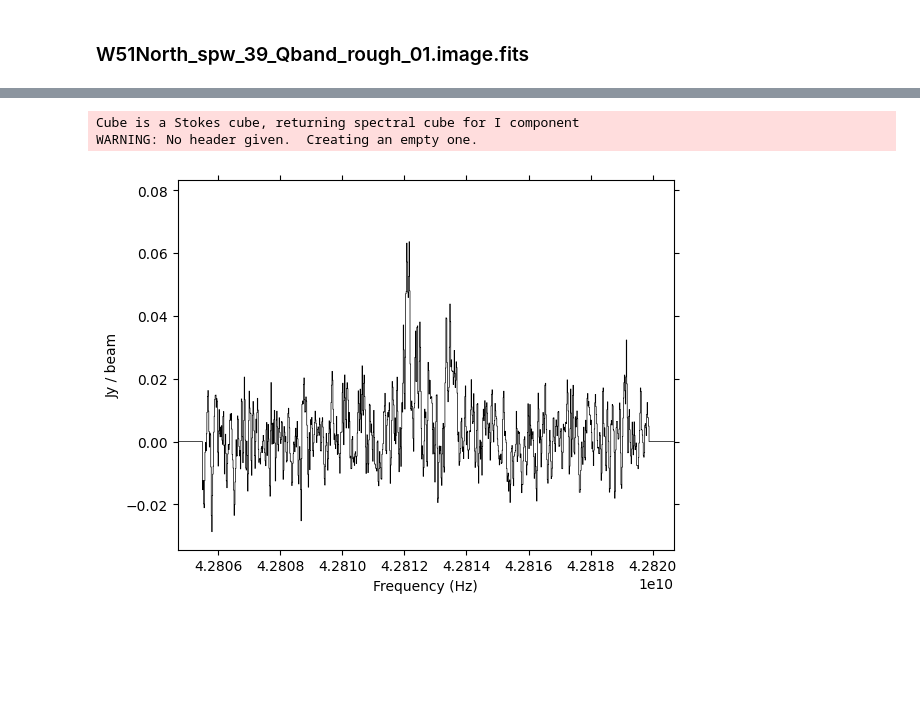
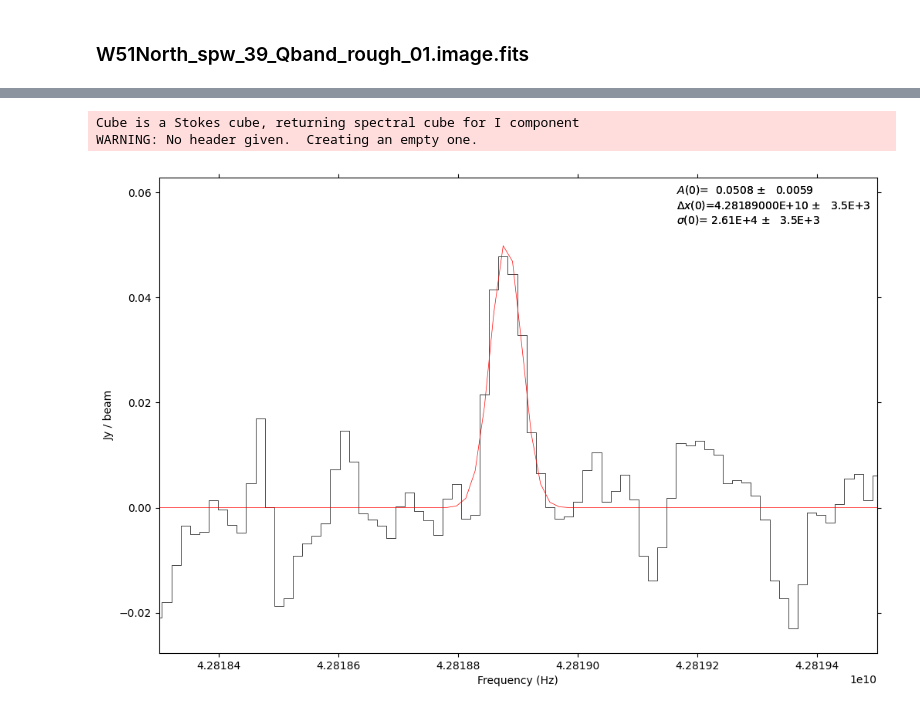
Before and after one commit to GalagaBits/W51-Masers-and-Starforming-Regions, a Jupyter notebook: notebooks/Qband_W51North_1DGaussians.ipynb, the cells around one changed output, grey strips where cells are left out. Cells and saved outputs as stored; diff of their text form; code cells hidden in the pictures; blank space fills up the shorter version.

```diff
--- a/notebooks/Qband_W51North_1DGaussians.ipynb
+++ b/notebooks/Qband_W51North_1DGaussians.ipynb
@@ -120,10 +137,17 @@ WARNING: No header given.  Creating an empty one.
 # %%
 cube = SpectralCube.read('/home/dealderod/derod/W51North_spw_39_Qband_rough_01.image.fits', format='fits')
 
-y, x = 754, 740
+y, x = 489, 809
 sp = pyspeckit.Spectrum(xarr=cube.spectral_axis, data=cube[:, y, x])
-sp.plotter(color='black')
+
+#sp.plotter(color='black')
+fig = pl.figure(figsize=(12,8))
+
+sp.plotter(color='black', xmin=42.81830*u.GHz, xmax=42.8195*u.GHz, figure=fig)
+
+sp.specfit(guesses=[0.05, 42.81885e9, 0.00001e9], linewidth=1.5)
+sp.specfit(guesses=[0.05, 42.81885e9, 0.00001e9], linewidth=1.5)
 # %% [output]
 Cube is a Stokes cube, returning spectral cube for I component
 WARNING: No header given.  Creating an empty one.
-[figure, old version]
+[figure, new version]
```
Also changed, not shown: parts of 3 cells of this notebook.
